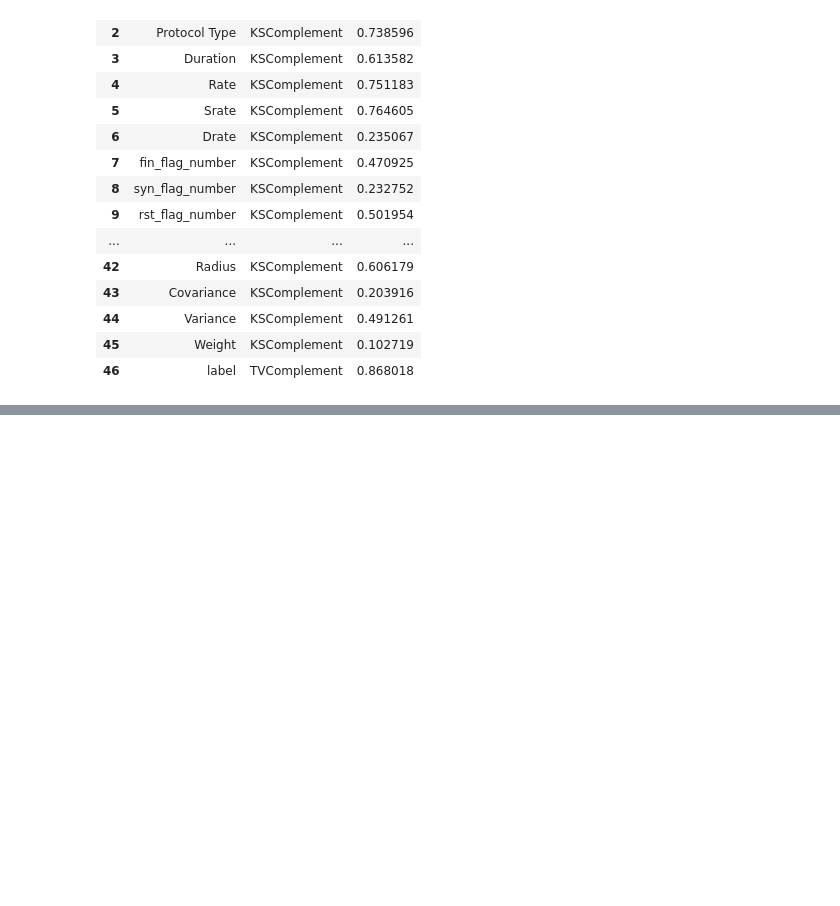
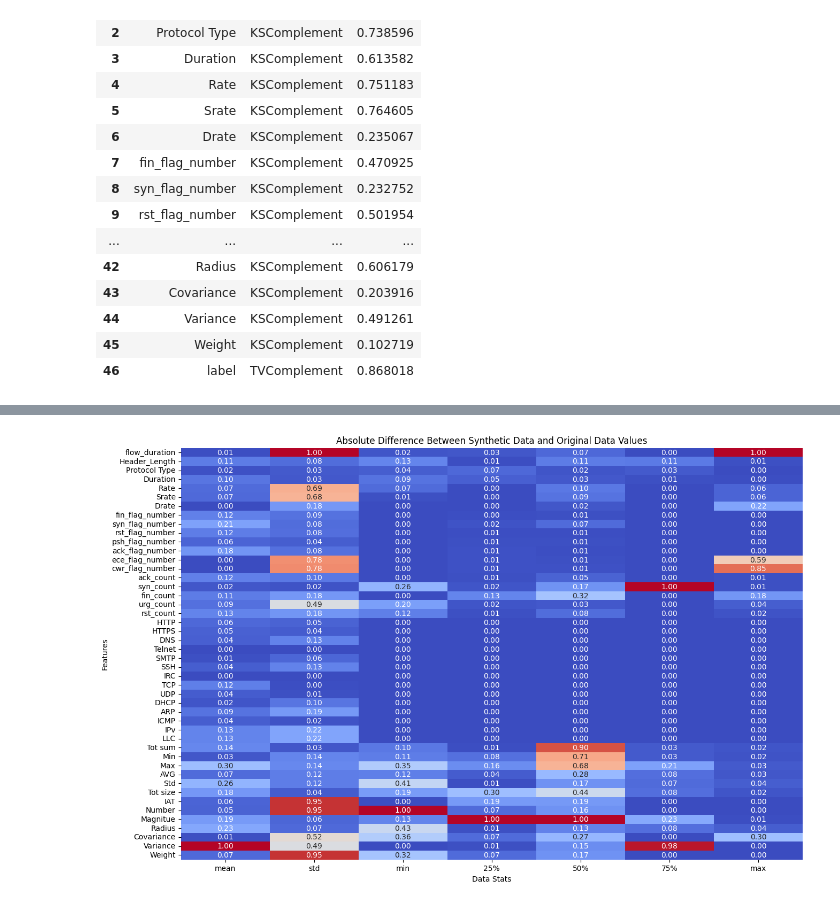
Before and after one commit to ingmarfjolla/IOTAttackDetectionML_CSC522, a Jupyter notebook: data_breakdown/data_distributions.ipynb, the cells around one changed output, grey strips where cells are left out. Cells and saved outputs as stored; diff of their text form; code cells hidden in the pictures; blank space fills up the shorter version.

```diff
--- a/data_breakdown/data_distributions.ipynb
+++ b/data_breakdown/data_distributions.ipynb
@@ -355,0 +467,6 @@ fig.write_html('column_pair_trends.html')
+# %%
+scaler = MinMaxScaler()
+data_diff_scaled = scaler.fit_transform(data_diff)
+# %%
+data_diff_df = pd.DataFrame(data_diff_scaled, index = data_diff.index, columns = data_diff.columns)
+data_diff_df = data_diff_df.drop('count', axis = 1)
@@ -355,0 +485,12 @@ fig.write_html('column_pair_trends.html')
+# %%
+plt.figure(figsize=(15, 10))
+
+sns.heatmap(data_diff_df, annot=True, cmap='coolwarm', fmt='.2f', cbar=False)
+
+plt.xlabel('Data Stats')
+plt.ylabel('Features')
+plt.title('Absolute Difference Between Synthetic Data and Original Data Values')
+
+plt.show()
+# %% [output]
+[figure, added]
```
Also changed, not shown: parts of 21 cells of this notebook.
